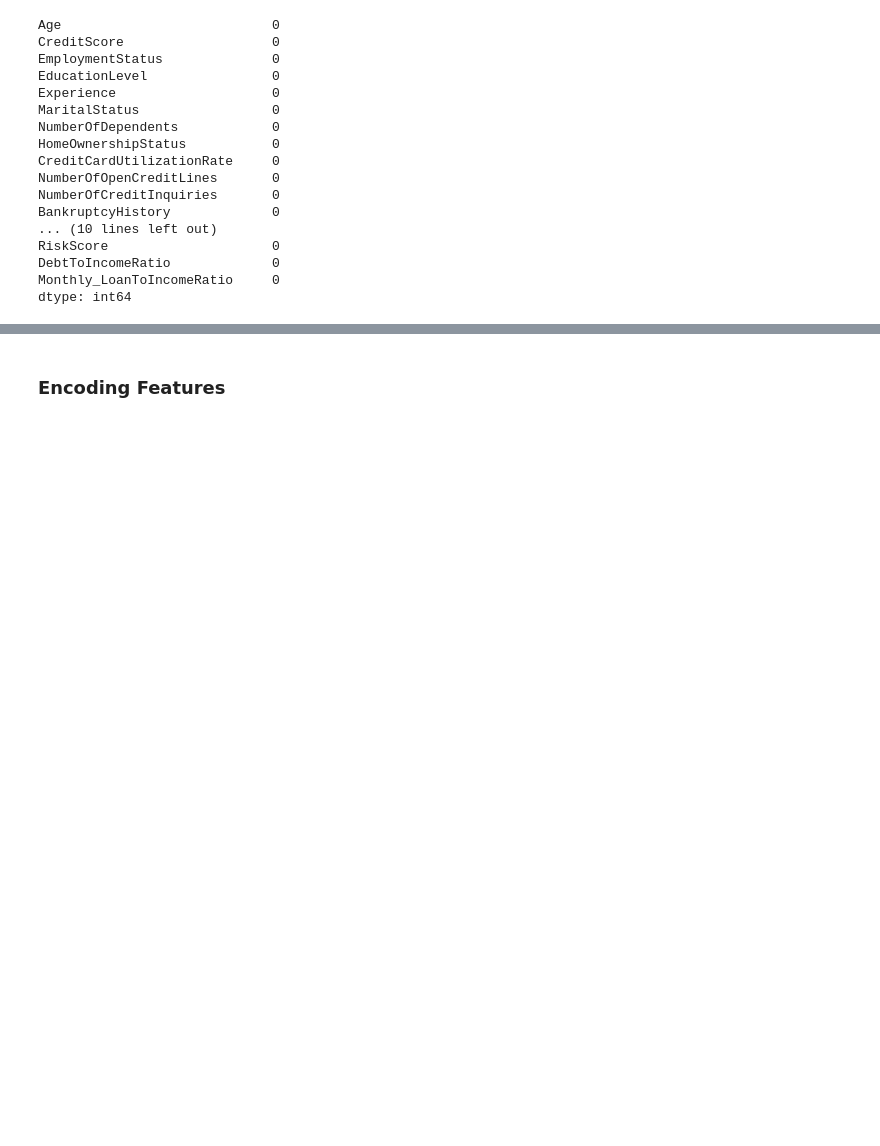
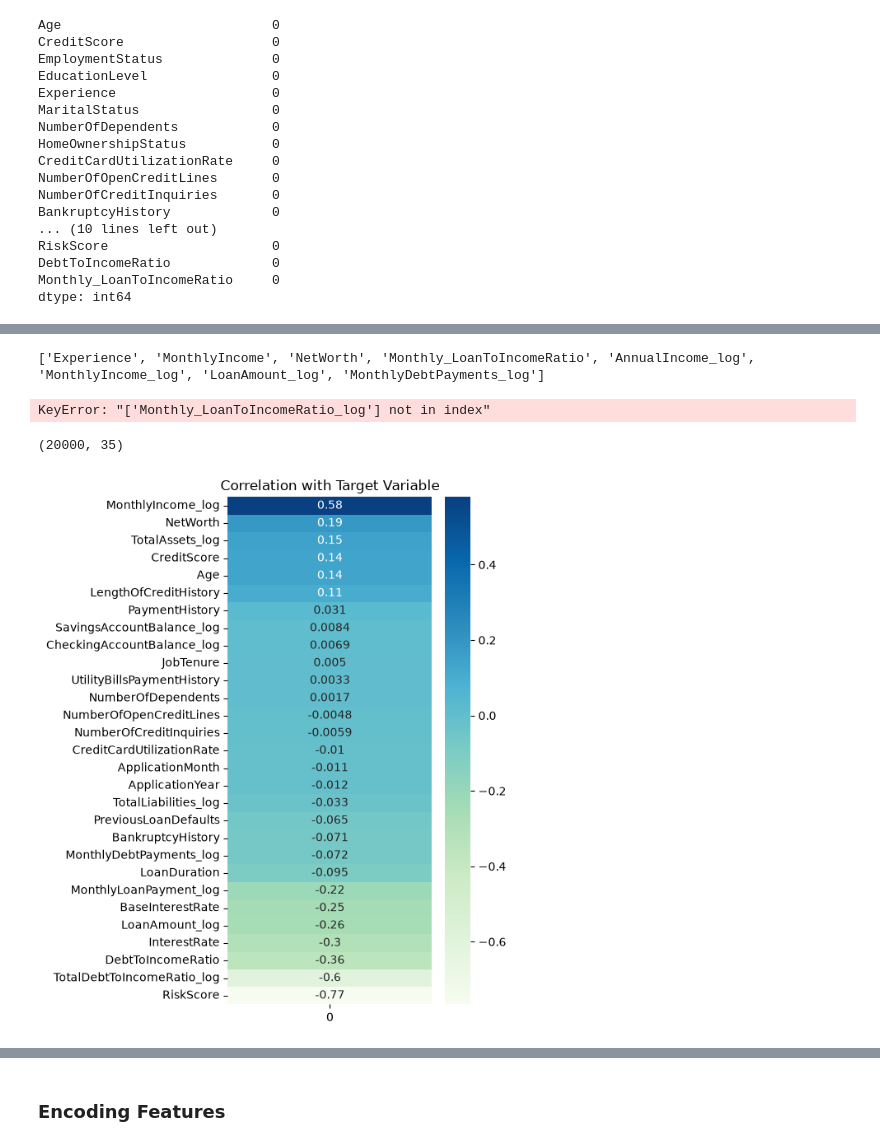
Before and after one commit to GauriR011/Financial-Risk-for-Loan-Approval, a Jupyter notebook: code copy.ipynb, the cells around one changed output, grey strips where cells are left out. Cells and saved outputs as stored; diff of their text form; code cells hidden in the pictures; blank space fills up the shorter version.

```diff
--- a/code copy.ipynb
+++ b/code copy.ipynb
@@ -532,0 +603,74 @@ dtype: int64
+# %%
+# Find highly correlated features
+threshold = 0.90
+
+to_drop = [
+    column for column in upper.columns
+    if any(upper[column] > threshold)
+]
+
+print(to_drop)
+# %% [output]
+['Experience', 'MonthlyIncome', 'NetWorth', 'Monthly_LoanToIncomeRatio', 'AnnualIncome_log', 'MonthlyIncome_log', 'LoanAmount_log', 'MonthlyDebtPayments_log']
+# %%
+# Checking with what all columns they correlate with and by how much
+corr_target = (
+    df.corr(numeric_only=True)['LoanApproved']
+      .sort_values(key=abs, ascending=False)
+)
+
+print(corr_target[['TotalDebtToIncomeRatio_log',
+                   'Monthly_LoanToIncomeRatio_log']])
+
+print()
+
+# print(corr_target[['TotalAssets',
+#                    'TotalLiabilities', 'NetWorth']])
+# %% [output]
+KeyError: "['Monthly_LoanToIncomeRatio_log'] not in index"
+# %%
+# - We'll keep MonthlyIncome and remove AnnualIncome, since most of the financial variables are monthly.
+# - Since 'TotalAssets' and 'TotalLiabilities' are summarized by 'Net Worth', we will be dropping them.
+# - Since 'Age' is an objective measure compared to 'Experience', we will be keeping the Age column.
+# - After checking for the correlation of 'TotalDebtToIncomeRatio' and 'Monthly_LoanToIncomeRatio' with 'LoanApproved' (target variable), we can see that 'TotalDebtToIncomeRatio'
+#   has a stronger correlation than 'Monthly_LoanToIncomeRatio' in terms of magnitude. Hence, we will be retaining the 'TotalDebtToIncomeRatio' column.
+# - Retraining only the Log transformed columns
+df_corr.drop(columns=[
+    'AnnualIncome',
+    'Experience',
+    'TotalAssets',
+    'TotalLiabilities',
+    'Monthly_LoanToIncomeRatio',
+    'MonthlyDebtPayments',
+    'LoanAmount',
+    'MonthlyIncome',
+    'SavingsAccountBalance',
+    'CheckingAccountBalance',
+    'MonthlyLoanPayment',
+    'TotalDebtToIncomeRatio',
+    'AnnualIncome_log',
+    'NetWorth'
+    ], inplace=True)
+# %%
+df_corr.shape
+# %% [output]
+(20000, 35)
+# %%
+# Feature Correlation
+
+features = df_corr.select_dtypes(include='number').drop(columns=['LoanApproved'])
+target = df_corr['LoanApproved']
+
+# Create a correlation matrix with target variable
+corr_with_target = features.corrwith(target)
+
+# Sort features by correlation with target variable
+corr_with_target = corr_with_target.sort_values(ascending=False)
+
+# Plot the heatmap
+plt.figure(figsize=(4, 8))
+sns.heatmap(corr_with_target.to_frame(), cmap='GnBu', annot=True)
+plt.title('Correlation with Target Variable')
+plt.show()
+# %% [output]
+[figure, added]
```
Also changed, not shown: parts of 59 cells of this notebook, 3 other files.
